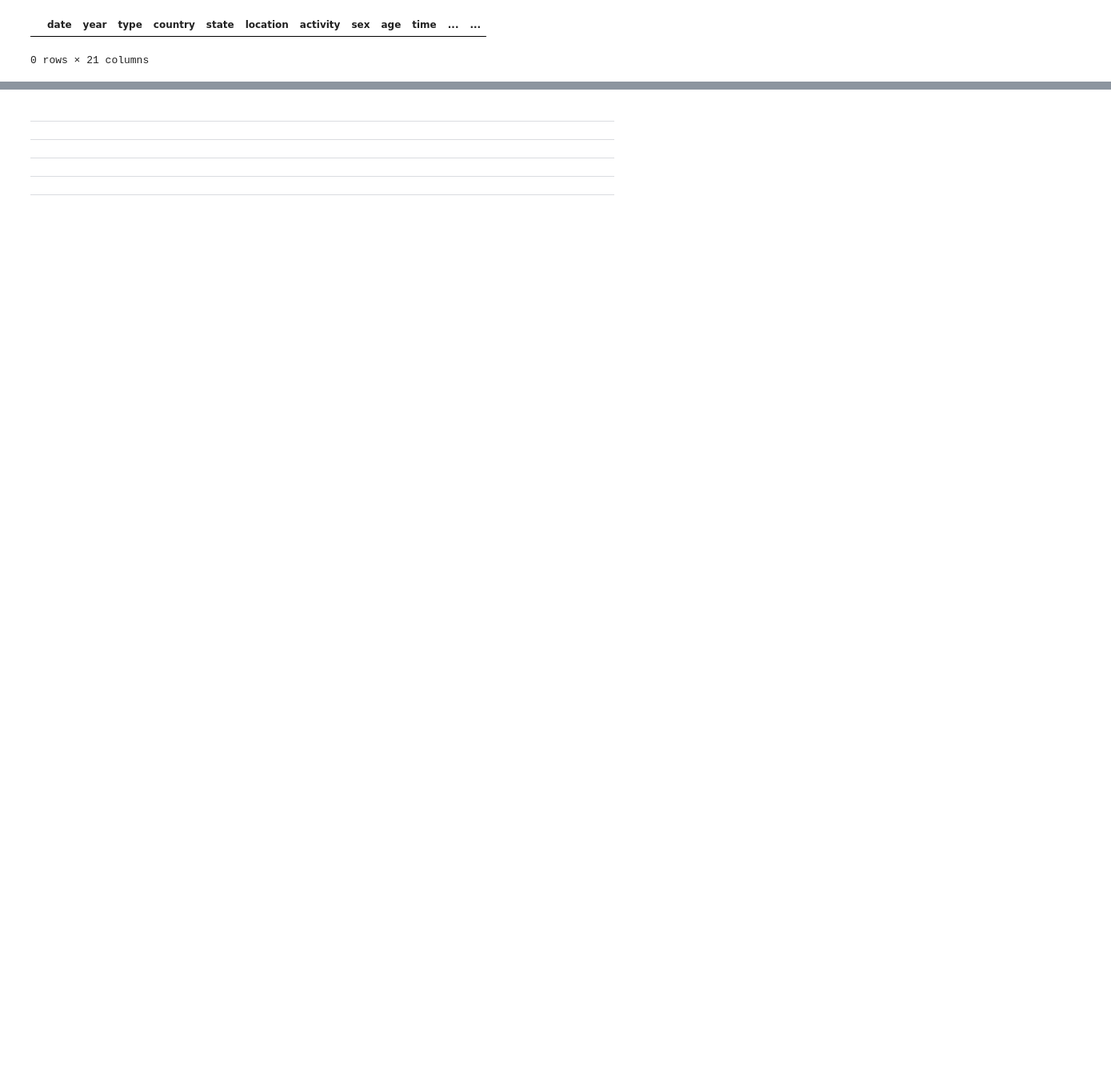
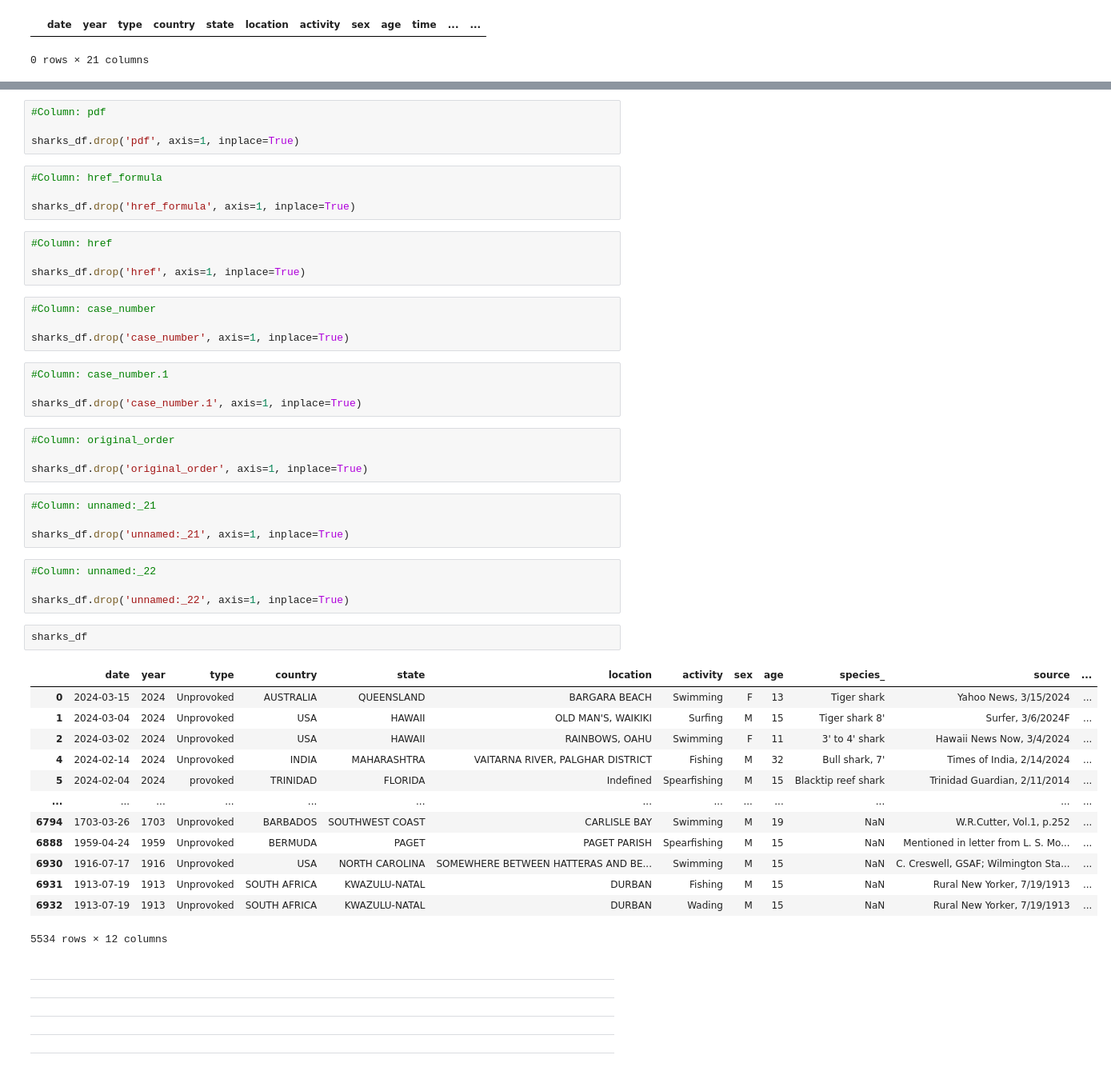
Before and after one commit to ElizavetaZavartseva/Baby-Shark, a Jupyter notebook: Baby_Shark_tu_tu_tu_NEW.ipynb, the cells around one changed output, grey strips where cells are left out. Shown at 80% size. Cells and saved outputs as stored; diff of their text form; blank space fills up the shorter version.

```diff
--- a/Baby_Shark_tu_tu_tu_NEW.ipynb
+++ b/Baby_Shark_tu_tu_tu_NEW.ipynb
@@ -695,3 +866,51 @@ sharks_df
+# %%
+#Column: pdf
+
+sharks_df.drop('pdf', axis=1, inplace=True)
+# %%
+#Column: href_formula
+
+sharks_df.drop('href_formula', axis=1, inplace=True)
+# %%
+#Column: href
+
+sharks_df.drop('href', axis=1, inplace=True)
+# %%
+#Column: case_number
+
+sharks_df.drop('case_number', axis=1, inplace=True)
+# %%
+#Column: case_number.1
+
+sharks_df.drop('case_number.1', axis=1, inplace=True)
+# %%
+#Column: original_order
+
+sharks_df.drop('original_order', axis=1, inplace=True)
+# %%
+#Column: unnamed:_21
+
+sharks_df.drop('unnamed:_21', axis=1, inplace=True)
+# %%
+#Column: unnamed:_22
+
+sharks_df.drop('unnamed:_22', axis=1, inplace=True)
+# %%
+sharks_df
+# %% [output]
+|  | date | year | type | country | state | location | activity | sex | age | species_ | source | ... |
+| 0 | 2024-03-15 | 2024 | Unprovoked | AUSTRALIA | QUEENSLAND | BARGARA BEACH | Swimming | F | 13 | Tiger shark | Yahoo News, 3/15/2024 | ... |
+| 1 | 2024-03-04 | 2024 | Unprovoked | USA | HAWAII | OLD MAN'S, WAIKIKI | Surfing | M | 15 | Tiger shark 8' | Surfer, 3/6/2024F | ... |
+| 2 | 2024-03-02 | 2024 | Unprovoked | USA | HAWAII | RAINBOWS, OAHU | Swimming | F | 11 | 3' to 4' shark | Hawaii News Now, 3/4/2024 | ... |
+| 4 | 2024-02-14 | 2024 | Unprovoked | INDIA | MAHARASHTRA | VAITARNA RIVER, PALGHAR DISTRICT | Fishing | M | 32 | Bull shark, 7' | Times of India, 2/14/2024 | ... |
+| 5 | 2024-02-04 | 2024 | provoked | TRINIDAD | FLORIDA | Indefined | Spearfishing | M | 15 | Blacktip reef shark | Trinidad Guardian, 2/11/2014 | ... |
+| ... | ... | ... | ... | ... | ... | ... | ... | ... | ... | ... | ... | ... |
+| 6794 | 1703-03-26 | 1703 | Unprovoked | BARBADOS | SOUTHWEST COAST | CARLISLE BAY | Swimming | M | 19 | NaN | W.R.Cutter, Vol.1, p.252 | ... |
+| 6888 | 1959-04-24 | 1959 | Unprovoked | BERMUDA | PAGET | PAGET PARISH | Spearfishing | M | 15 | NaN | Mentioned in letter from L. S. Mo... | ... |
+| 6930 | 1916-07-17 | 1916 | Unprovoked | USA | NORTH CAROLINA | SOMEWHERE BETWEEN HATTERAS AND BE... | Swimming | M | 15 | NaN | C. Creswell, GSAF; Wilmington Sta... | ... |
+| 6931 | 1913-07-19 | 1913 | Unprovoked | SOUTH AFRICA | KWAZULU-NATAL | DURBAN | Fishing | M | 15 | NaN | Rural New Yorker, 7/19/1913 | ... |
+| 6932 | 1913-07-19 | 1913 | Unprovoked | SOUTH AFRICA | KWAZULU-NATAL | DURBAN | Wading | M | 15 | NaN | Rural New Yorker, 7/19/1913 | ... |
+5534 rows × 12 columns
 # %% [markdown]
 ______________________________________________________________________________
 ______________________________________________________________________________
```
Also changed, not shown: parts of 9 cells of this notebook.
